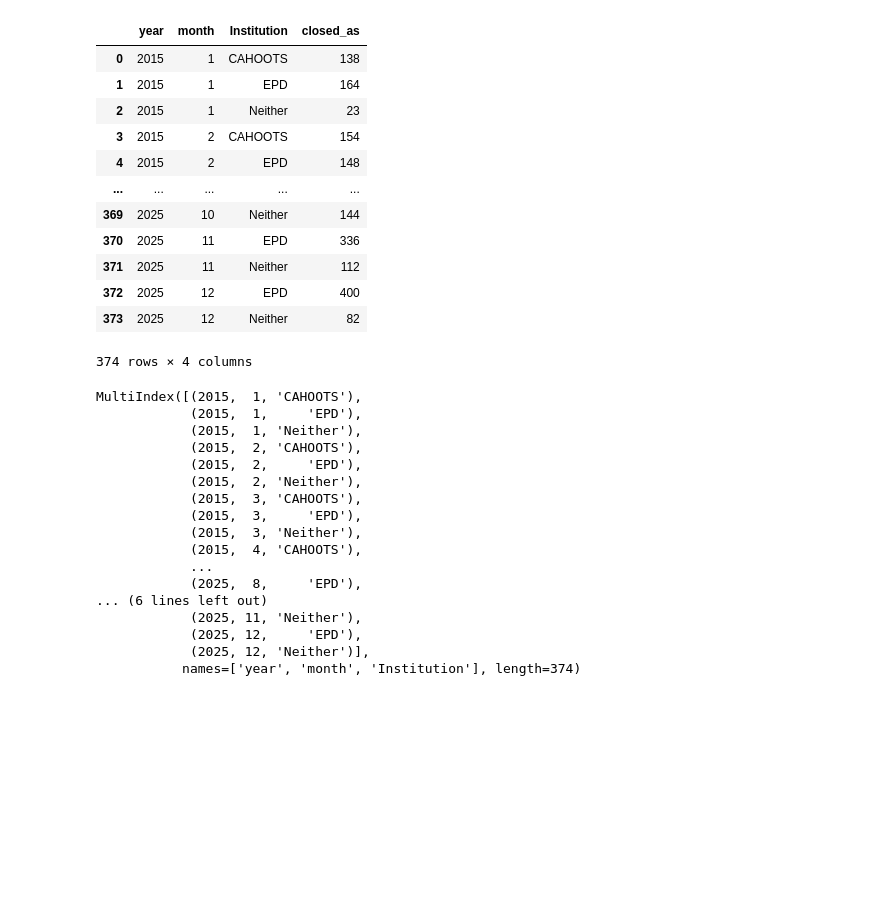
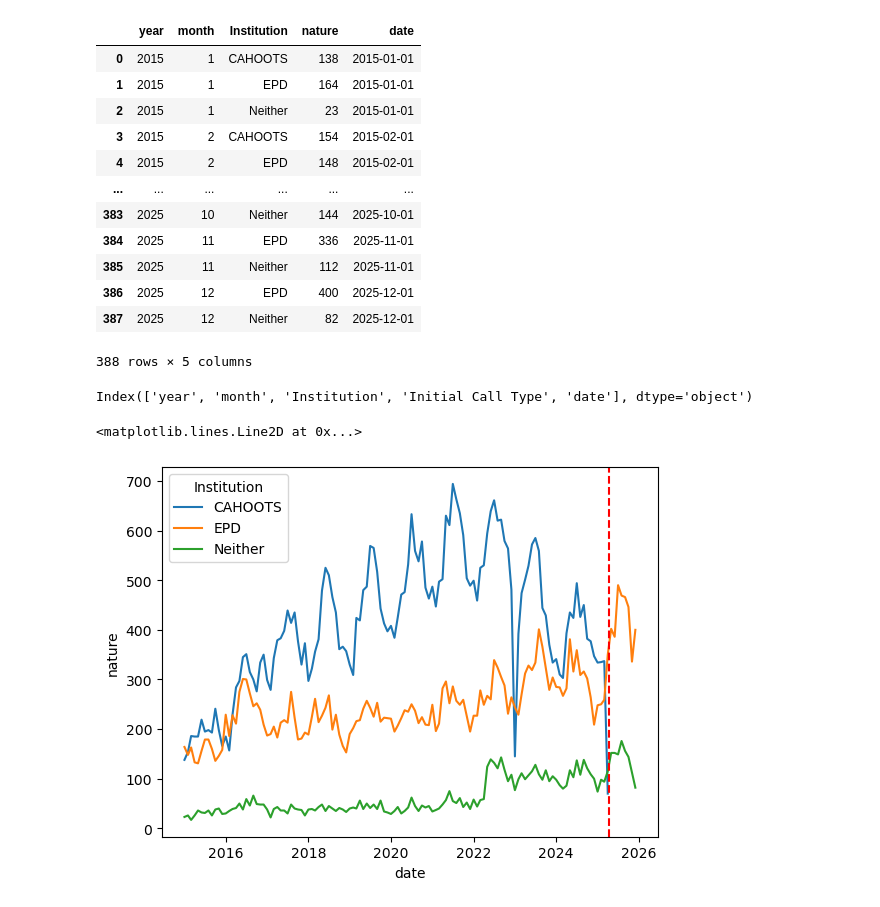
Before and after one commit to vaeryniil/welfare-check-response-analysis, a Jupyter notebook: analysis/analysis.ipynb, the cells around one changed output. Cells and saved outputs as stored; diff of their text form; code cells hidden in the pictures; blank space fills up the shorter version.

```diff
--- a/analysis/analysis.ipynb
+++ b/analysis/analysis.ipynb
@@ -7,3 +9,4 @@ import datetime as dt
 # %%
-welfare = pd.read_csv("data/welfare.csv",na_values='NULL')
+EUG_welfare = pd.read_csv("data/welfare.csv")
+SPR_welfare = pd.read_csv("data/SPR_welfare.csv")
 # %%
@@ -16,7 +19,7 @@ welfare.head()
 | 3 | 3 | 15000107 | 2015-01-01 01:41:40 | NaN | PHONE | CHECK WELFARE | ASST | ASSISTED | 600.0 | ... |
 | 4 | 4 | 15000435 | 2015-01-01 15:09:21 | NaN | PHONE | CHECK WELFARE | ASST | ASSISTED | 3018.0 | ... |
 # %%
-calls = welfare.groupby(['year','month','Institution'])['closed_as'].count()
+calls = EUG_welfare.groupby(['year','month','Institution'])['nature'].count()
 calls
 # %% [output]
 year  month  Institution
@@ -37,41 +59,34 @@ calldf = calls.to_frame()
 # %%
-calldf.reset_index()
+calldf.reset_index(inplace=True)
+spr_calldf.reset_index(inplace=True)
-# %% [output]
-|  | year | month | Institution | closed_as |
-| 0 | 2015 | 1 | CAHOOTS | 138 |
-| 1 | 2015 | 1 | EPD | 164 |
-| 2 | 2015 | 1 | Neither | 23 |
-| 3 | 2015 | 2 | CAHOOTS | 154 |
-| 4 | 2015 | 2 | EPD | 148 |
-| ... | ... | ... | ... | ... |
-| 369 | 2025 | 10 | Neither | 144 |
-| 370 | 2025 | 11 | EPD | 336 |
-| 371 | 2025 | 11 | Neither | 112 |
-| 372 | 2025 | 12 | EPD | 400 |
-| 373 | 2025 | 12 | Neither | 82 |
-374 rows × 4 columns
 # %%
-#calldf['date'] = pd.to_datetime(calldf[['month','year']].assign(DAY=1))
+calldf['date'] = pd.to_datetime(calldf[['month','year']].assign(DAY=1))
+spr_calldf['date'] = pd.to_datetime(spr_calldf[['month','year']].assign(DAY=1))
 # %%
-calldf.index
+#calldf.columns
+calldf
 # %% [output]
+|  | year | month | Institution | nature | date |
+| 0 | 2015 | 1 | CAHOOTS | 138 | 2015-01-01 |
+| 1 | 2015 | 1 | EPD | 164 | 2015-01-01 |
+| 2 | 2015 | 1 | Neither | 23 | 2015-01-01 |
+| 3 | 2015 | 2 | CAHOOTS | 154 | 2015-02-01 |
+| 4 | 2015 | 2 | EPD | 148 | 2015-02-01 |
+| ... | ... | ... | ... | ... | ... |
+| 383 | 2025 | 10 | Neither | 144 | 2025-10-01 |
+| 384 | 2025 | 11 | EPD | 336 | 2025-11-01 |
+| 385 | 2025 | 11 | Neither | 112 | 2025-11-01 |
+| 386 | 2025 | 12 | EPD | 400 | 2025-12-01 |
+| 387 | 2025 | 12 | Neither | 82 | 2025-12-01 |
-MultiIndex([(2015,  1, 'CAHOOTS'),
-            (2015,  1,     'EPD'),
-            (2015,  1, 'Neither'),
-            (2015,  2, 'CAHOOTS'),
-            (2015,  2,     'EPD'),
-            (2015,  2, 'Neither'),
-            (2015,  3, 'CAHOOTS'),
-            (2015,  3,     'EPD'),
-            (2015,  3, 'Neither'),
-            (2015,  4, 'CAHOOTS'),
-            ...
-            (2025,  8,     'EPD'),
-... (6 lines left out)
-            (2025, 11, 'Neither'),
-            (2025, 12,     'EPD'),
-            (2025, 12, 'Neither')],
-           names=['year', 'month', 'Institution'], length=374)
+388 rows × 5 columns
+# %%
+spr_calldf.columns
+# %% [output]
+Index(['year', 'month', 'Institution', 'Initial Call Type', 'date'], dtype='object')
 # %%
-#you've got a multi-index df. Need to change that to columns. Start there.
-#After that, you'll be able to graph it the way you want to
+#this can't be right. this says cahoots didn't answer any welfare calls after...2002?
+sns.lineplot(data=calldf,x = 'date', y = 'nature', hue='Institution')
+plt.axvline(x=pd.to_datetime('2025-04-08'), color='red', linestyle='--')
+# %% [output]
+<matplotlib.lines.Line2D at 0x...>
+[figure, added]
```
Also changed, not shown: parts of 28 cells of this notebook, 4 other files.
